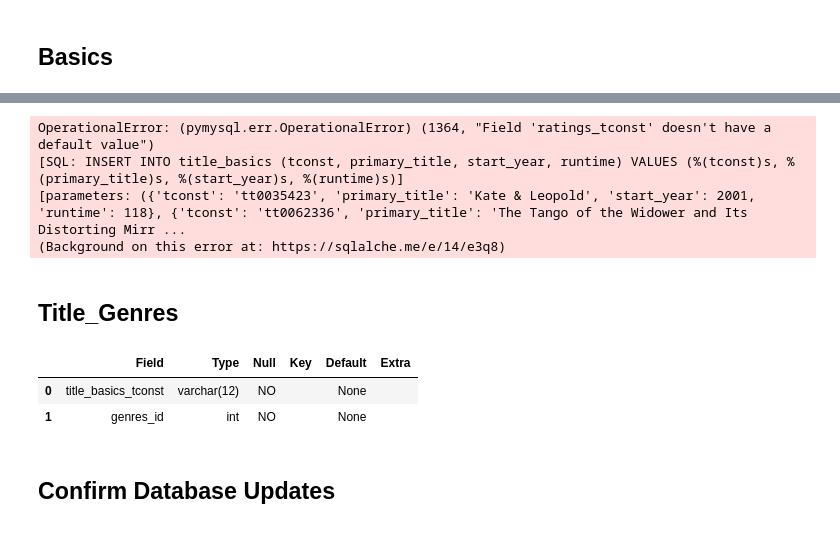
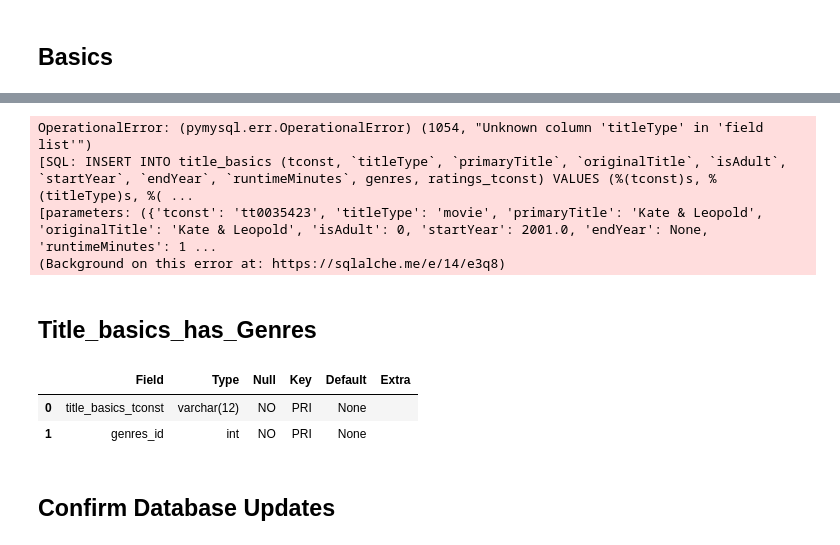
Before and after one commit to LoveidaLucero/Movie-Success-Analysis, a Jupyter notebook: Part 2.ipynb, the cells around one changed output, grey strips where cells are left out. Saved outputs shown, nothing was run; the diff lists cells and outputs as text; code cells hidden in the pictures.

Commit message:
Troubleshoot errors

```diff
--- a/Part 2.ipynb
+++ b/Part 2.ipynb
@@ -290,22 +318,22 @@ dtype('int32')
 # %%
 # WHY WON'T IT INSERT DATA WHEN A COLUMN IS EMPTY? IS THE FOREIGN KEY FOR THE CONNECTION IN THE WRONG TABLE?
 # Load basics table
-#basics.to_sql("title_basics", engine, index=False, if_exists='append')
+basics.to_sql("title_basics", engine, index=False, if_exists='append')
 # %% [output]
-OperationalError: (pymysql.err.OperationalError) (1364, "Field 'ratings_tconst' doesn't have a default value")
-[SQL: INSERT INTO title_basics (tconst, primary_title, start_year, runtime) VALUES (%(tconst)s, %(primary_title)s, %(start_year)s, %(runtime)s)]
-[parameters: ({'tconst': 'tt0035423', 'primary_title': 'Kate & Leopold', 'start_year': 2001, 'runtime': 118}, {'tconst': 'tt0062336', 'primary_title': 'The Tango of the Widower and Its Distorting Mirr ...
+OperationalError: (pymysql.err.OperationalError) (1054, "Unknown column 'titleType' in 'field list'")
+[SQL: INSERT INTO title_basics (tconst, `titleType`, `primaryTitle`, `originalTitle`, `isAdult`, `startYear`, `endYear`, `runtimeMinutes`, genres, ratings_tconst) VALUES (%(tconst)s, %(titleType)s, %( ...
+[parameters: ({'tconst': 'tt0035423', 'titleType': 'movie', 'primaryTitle': 'Kate & Leopold', 'originalTitle': 'Kate & Leopold', 'isAdult': 0, 'startYear': 2001.0, 'endYear': None, 'runtimeMinutes': 1 ...
 (Background on this error at: https://sqlalche.me/e/14/e3q8)
 # %% [markdown]
-## Title_Genres
+## Title_basics_has_Genres
 # %%
-q = '''DESCRIBE title_genres;'''
+q = '''DESCRIBE title_basics_has_genres;'''
 describe_tg = pd.read_sql(q, conn)
 describe_tg
 # %% [output]
 |  | Field | Type | Null | Key | Default | Extra |
-| 0 | title_basics_tconst | varchar(12) | NO |  | None |  |
-| 1 | genres_id | int | NO |  | None |  |
+| 0 | title_basics_tconst | varchar(12) | NO | PRI | None |  |
+| 1 | genres_id | int | NO | PRI | None |  |
 # %% [markdown]
 ## Confirm Database Updates
 # %%
```
Also changed, not shown: parts of 31 cells of this notebook, 5 other files.
